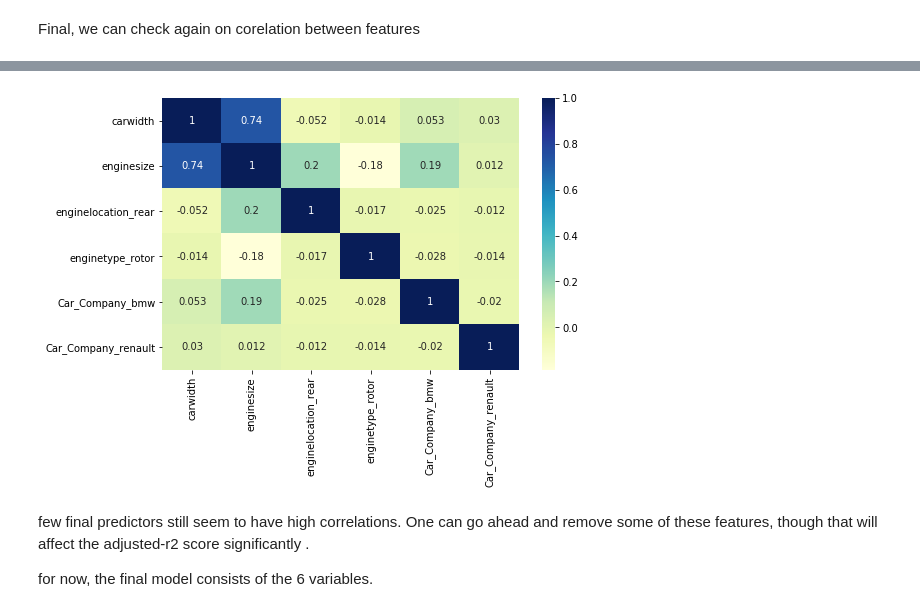
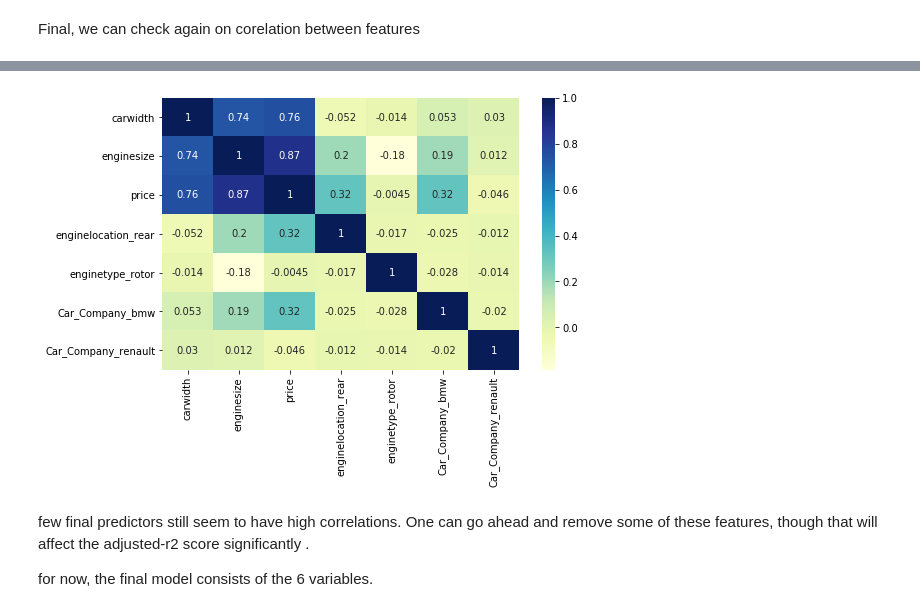
Before and after one commit to Shivanigoud244/MachineLearning, a Jupyter notebook: Regression/CarPrice/Car_LR.ipynb, the cells around one changed output, grey strips where cells are left out. Saved outputs shown, nothing was run; the diff lists cells and outputs as text; code cells hidden in the pictures.

```diff
--- a/Regression/CarPrice/Car_LR.ipynb
+++ b/Regression/CarPrice/Car_LR.ipynb
@@ -263,3 +264,6 @@ df_cars.head()
 5 rows × 60 columns
 # %% [markdown]
 # Model Building and Evaluation
+# %%
+col_list = df_cars.columns
+col_list
@@ -766,0 +851,16 @@ col2 = col2.drop(['enginetype_ohcf', 'Car_Company_peugeot', 'enginetype_l', 'Car
+# %%
+col_list = col_list.drop(['symboling', 'doornumber', 'wheelbase', 'carlength',
+       'carheight', 'curbweight', 'cylindernumber', 'boreratio',
+       'stroke', 'compressionratio', 'horsepower', 'peakrpm', 'citympg',
+       'highwaympg', 'fueltype_gas', 'aspiration_turbo',
+       'carbody_hardtop', 'carbody_hatchback', 'carbody_sedan',
+       'carbody_wagon', 'drivewheel_fwd', 'drivewheel_rwd', 'enginetype_dohcv', 'enginetype_l',
+       'enginetype_ohc', 'enginetype_ohcf', 'enginetype_ohcv', 'fuelsystem_2bbl', 'fuelsystem_4bbl',
+       'fuelsystem_idi', 'fuelsystem_mfi', 'fuelsystem_mpfi',
+       'fuelsystem_spdi', 'fuelsystem_spfi', 'Car_Company_audi', 'Car_Company_buick', 'Car_Company_chevrolet',
+       'Car_Company_dodge', 'Car_Company_honda', 'Car_Company_isuzu',
+       'Car_Company_jaguar', 'Car_Company_mazda', 'Car_Company_mercury',
+       'Car_Company_mitsubishi', 'Car_Company_nissan', 'Car_Company_peugeot',
+       'Car_Company_plymouth', 'Car_Company_porsche',
+       'Car_Company_saab', 'Car_Company_subaru', 'Car_Company_toyota',
+       'Car_Company_volkswagen', 'Car_Company_volvo'])
@@ -767,11 +869,11 @@ col2 = col2.drop(['enginetype_ohcf', 'Car_Company_peugeot', 'enginetype_l', 'Car
 # %%
 plt.figure(figsize=(8,5))
 
 # Heatmap
-sns.heatmap(df_cars[col2].corr(), cmap="YlGnBu", annot=True)
+sns.heatmap(df_cars[col_list].corr(), cmap="YlGnBu", annot=True)
 plt.show()
 # %% [output]
-[figure, old version]
+[figure, new version]
 # %% [markdown]
  few final predictors still seem to have high correlations.
  One can go ahead and remove some of these features, though that will affect the adjusted-r2 score significantly .
```
Also changed, not shown: parts of 18 cells of this notebook.
